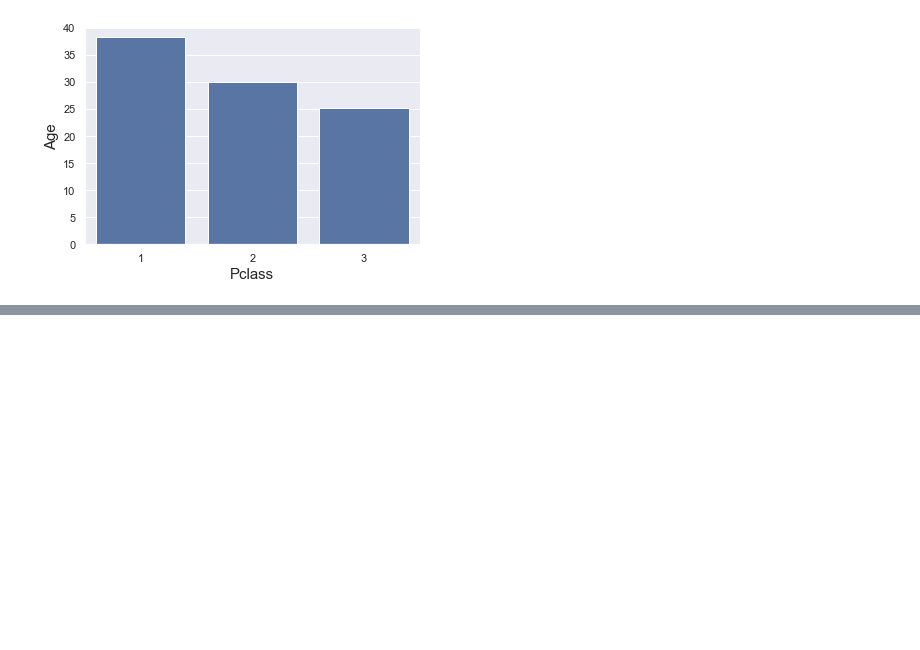
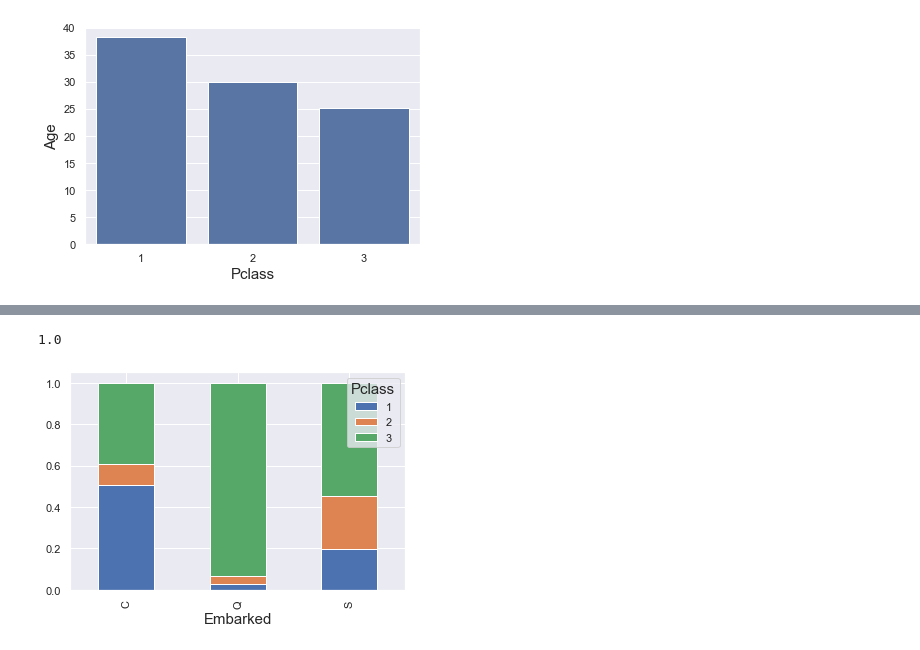
Before and after one commit to jeswingeorge/Python-DS-notes, a Jupyter notebook: Seaborn/1. Bargraph.ipynb, the cells around one changed output, grey strips where cells are left out. Cells and saved outputs as stored; diff of their text form; code cells hidden in the pictures; blank space fills up the shorter version.

```diff
--- a/Seaborn/1. Bargraph.ipynb
+++ b/Seaborn/1. Bargraph.ipynb
@@ -149,0 +175,3 @@ sns.barplot(data = df, x = "Pclass", y = "Age", ci = None, color = 'b');
+# %%
+temp = pd.crosstab(df['Embarked'], df['Pclass'], normalize = 'index',margins = True)
+temp
@@ -149,0 +185,8 @@ sns.barplot(data = df, x = "Pclass", y = "Age", ci = None, color = 'b');
+# %%
+temp.loc['C',:].sum()
+# %% [output]
+1.0
+# %%
+temp.loc[['C','Q','S'],:].plot(kind = 'bar', stacked=True);
+# %% [output]
+[figure, added]
```
Also changed, not shown: parts of 9 cells of this notebook, 1 other file.
